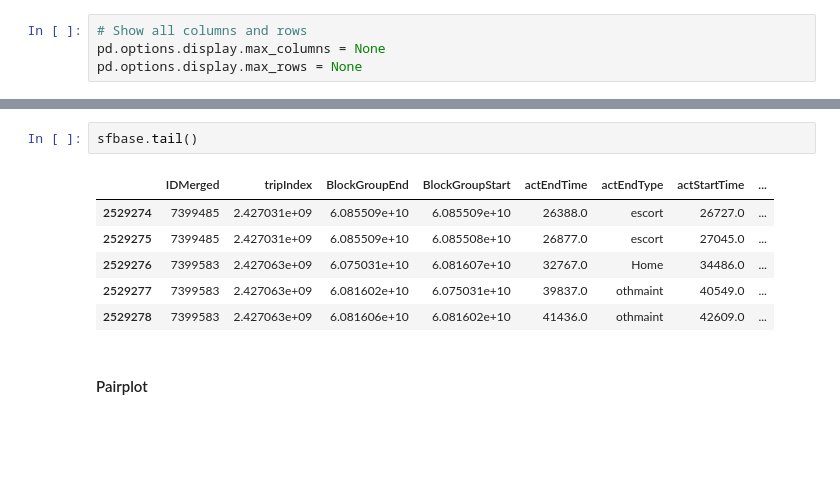
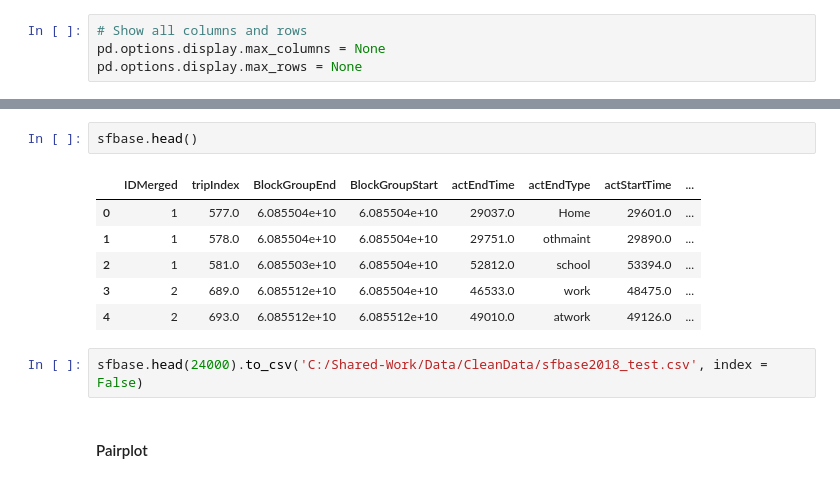
Before and after one commit to LBNL-UCB-STI/beam-core-analysis, a Jupyter notebook: Users/Nazanin/Check_Person_Trip_Level_Files.ipynb, the cells around one changed output, grey strips where cells are left out. Cells and saved outputs as stored; diff of their text form; blank space fills up the shorter version.

```diff
--- a/Users/Nazanin/Check_Person_Trip_Level_Files.ipynb
+++ b/Users/Nazanin/Check_Person_Trip_Level_Files.ipynb
@@ -38,12 +38,14 @@ Wall time: 1min 2s
 # %%
-sfbase.tail()
+sfbase.head()
 # %% [output]
 |  | IDMerged | tripIndex | BlockGroupEnd | BlockGroupStart | actEndTime | actEndType | actStartTime | ... |
-| 2529274 | 7399485 | 2.427031e+09 | 6.085509e+10 | 6.085509e+10 | 26388.0 | escort | 26727.0 | ... |
-| 2529275 | 7399485 | 2.427031e+09 | 6.085509e+10 | 6.085508e+10 | 26877.0 | escort | 27045.0 | ... |
-| 2529276 | 7399583 | 2.427063e+09 | 6.075031e+10 | 6.081607e+10 | 32767.0 | Home | 34486.0 | ... |
-| 2529277 | 7399583 | 2.427063e+09 | 6.081602e+10 | 6.075031e+10 | 39837.0 | othmaint | 40549.0 | ... |
-| 2529278 | 7399583 | 2.427063e+09 | 6.081606e+10 | 6.081602e+10 | 41436.0 | othmaint | 42609.0 | ... |
+| 0 | 1 | 577.0 | 6.085504e+10 | 6.085504e+10 | 29037.0 | Home | 29601.0 | ... |
+| 1 | 1 | 578.0 | 6.085504e+10 | 6.085504e+10 | 29751.0 | othmaint | 29890.0 | ... |
+| 2 | 1 | 581.0 | 6.085503e+10 | 6.085504e+10 | 52812.0 | school | 53394.0 | ... |
+| 3 | 2 | 689.0 | 6.085512e+10 | 6.085504e+10 | 46533.0 | work | 48475.0 | ... |
+| 4 | 2 | 693.0 | 6.085512e+10 | 6.085512e+10 | 49010.0 | atwork | 49126.0 | ... |
+# %%
+sfbase.head(24000).to_csv('C:/Shared-Work/Data/CleanData/sfbase2018_test.csv', index = False)
 # %% [markdown]
 #### Pairplot
 # %%
```
Also changed, not shown: parts of 1 cell of this notebook, 2 other files.
